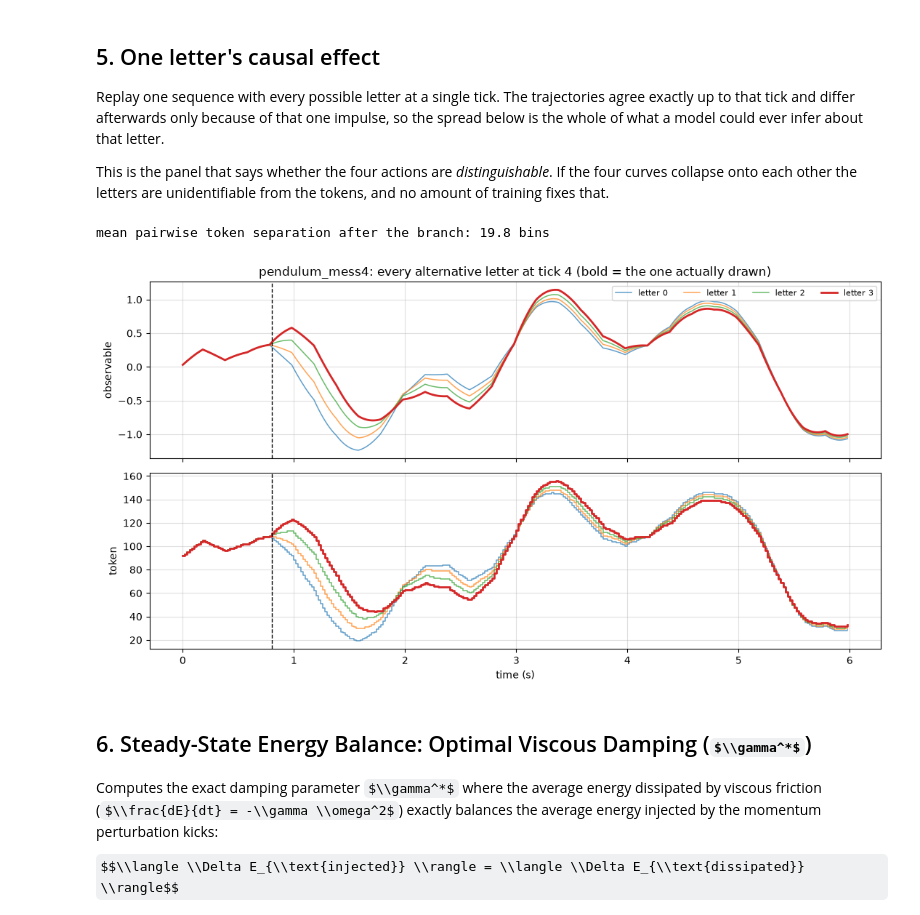
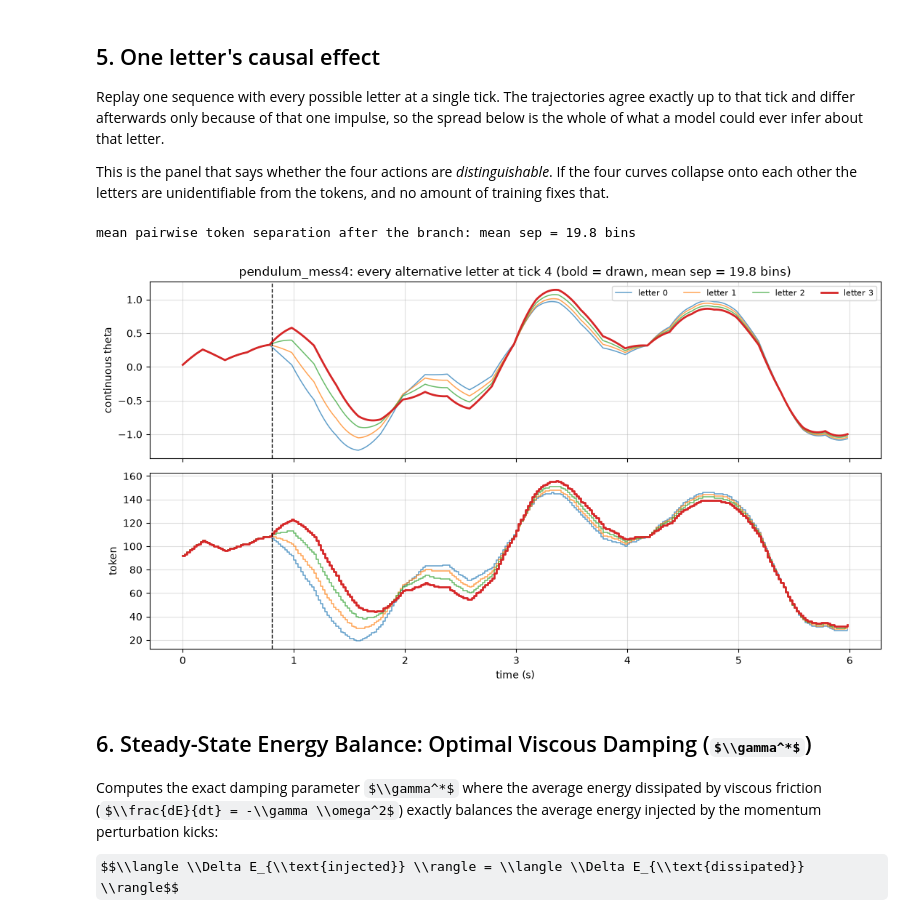
Before and after one commit to ManjotSingh08x/Belief-in-physics, a Jupyter notebook: notebooks/explorer.ipynb, the cells around one changed output. Saved outputs shown, nothing was run; the diff lists cells and outputs as text; code cells hidden in the pictures; some formulas as TeX source.

Commit message:
feat: fixed spherical pvendulum behaviour, added improved visualization

```diff
--- a/notebooks/explorer.ipynb
+++ b/notebooks/explorer.ipynb
@@ -148,34 +148,55 @@ and no amount of training fixes that.
 # %%
 SYSTEM = "pendulum_mess4"
 TICK = 4
 
 proc = make_process(SYSTEM, m=30)
 letters = proc.chain.sample(np.random.default_rng(0), 1, proc.m)[1][0]
 variants = np.tile(letters, (proc.chain.n_states, 1))
 variants[:, TICK] = np.arange(proc.chain.n_states)
 out = proc.rollout(variants)
 
 fig, axes = plt.subplots(2, 1, figsize=(11, 6), sharex=True)
 t = np.arange(proc.seq_len) * proc.dt
 for l in range(proc.chain.n_states):
-    style = dict(lw=2.0, alpha=1.0) if l == letters[TICK] else dict(lw=1.1, alpha=0.7)
+    is_drawn = (l == letters[TICK])
+    style = dict(lw=2.0, alpha=1.0) if is_drawn else dict(lw=1.1, alpha=0.7)
     axes[0].plot(t, out["observable"][l, :, 0], label=f"letter {l}", **style)
-    axes[1].step(t, out["tokens"][l], where="post", label=f"letter {l}", **style)
+    if len(proc.obs_bins) > 1:
+        recon_l = proc.undiscretise(out["tokens"][l])
+        axes[1].step(t, recon_l[:, 0], where="post", label=f"letter {l} ({proc.channel_names[0]})", **style)
+        if recon_l.shape[-1] > 1:
+            axes[1].step(t, recon_l[:, 1], where="post", ls="--", lw=style["lw"]*0.8, alpha=0.45,
+                         label=f"letter {l} ({proc.channel_names[1]})" if is_drawn else None)
+        axes[1].set_ylabel(f"reconstructed angle ({', '.join(proc.channel_names)})")
+    else:
+        axes[1].step(t, out["tokens"][l], where="post", label=f"letter {l}", **style)
+        axes[1].set_ylabel("token")
+
 axes[0].axvline(TICK * proc.n_steps * proc.dt, color="k", ls="--", lw=1)
 axes[1].axvline(TICK * proc.n_steps * proc.dt, color="k", ls="--", lw=1)
-axes[0].set_ylabel("observable"); axes[1].set_ylabel("token")
+axes[0].set_ylabel(f"continuous {proc.channel_names[0]}")
 axes[1].set_xlabel("time (s)")
-axes[0].set_title(f"{SYSTEM}: every alternative letter at tick {TICK} "
-                  f"(bold = the one actually drawn)")
-axes[0].legend(fontsize=8, ncol=4)
+
 branch = TICK * proc.n_steps
 tok = out["tokens"][:, branch:]
-sep = np.abs(tok[:, None, :] - tok[None, :, :]).max(-1).mean()
-print(f"mean pairwise token separation after the branch: {sep:.1f} bins")
+if len(proc.obs_bins) > 1:
+    indices = proc.tokens_to_indices(tok)
+    diff = indices[:, None, :, :] - indices[None, :, :, :]
+    sep = np.linalg.norm(diff, axis=-1).max(-1).mean()
+    sep_str = f"grid sep = {sep:.1f} bins"
+else:
+    sep = np.abs(tok[:, None, :] - tok[None, :, :]).max(-1).mean()
+    sep_str = f"mean sep = {sep:.1f} bins"
+
+axes[0].set_title(f"{SYSTEM}: every alternative letter at tick {TICK} (bold = drawn, {sep_str})")
+axes[0].legend(fontsize=8, ncol=4)
+if len(proc.obs_bins) > 1:
+    axes[1].legend(fontsize=7, ncol=min(6, proc.chain.n_states * 2))
+print(f"mean pairwise token separation after the branch: {sep_str}")
 plt.tight_layout(); plt.show()
 # %% [output]
-mean pairwise token separation after the branch: 19.8 bins
+mean pairwise token separation after the branch: mean sep = 19.8 bins
-[figure, old version]
+[figure, new version]
 # %% [markdown]
 ## 6. Steady-State Energy Balance: Optimal Viscous Damping ($\\gamma^*$)
 
```
Also changed, not shown: parts of 2 cells of this notebook, 8 other files.
